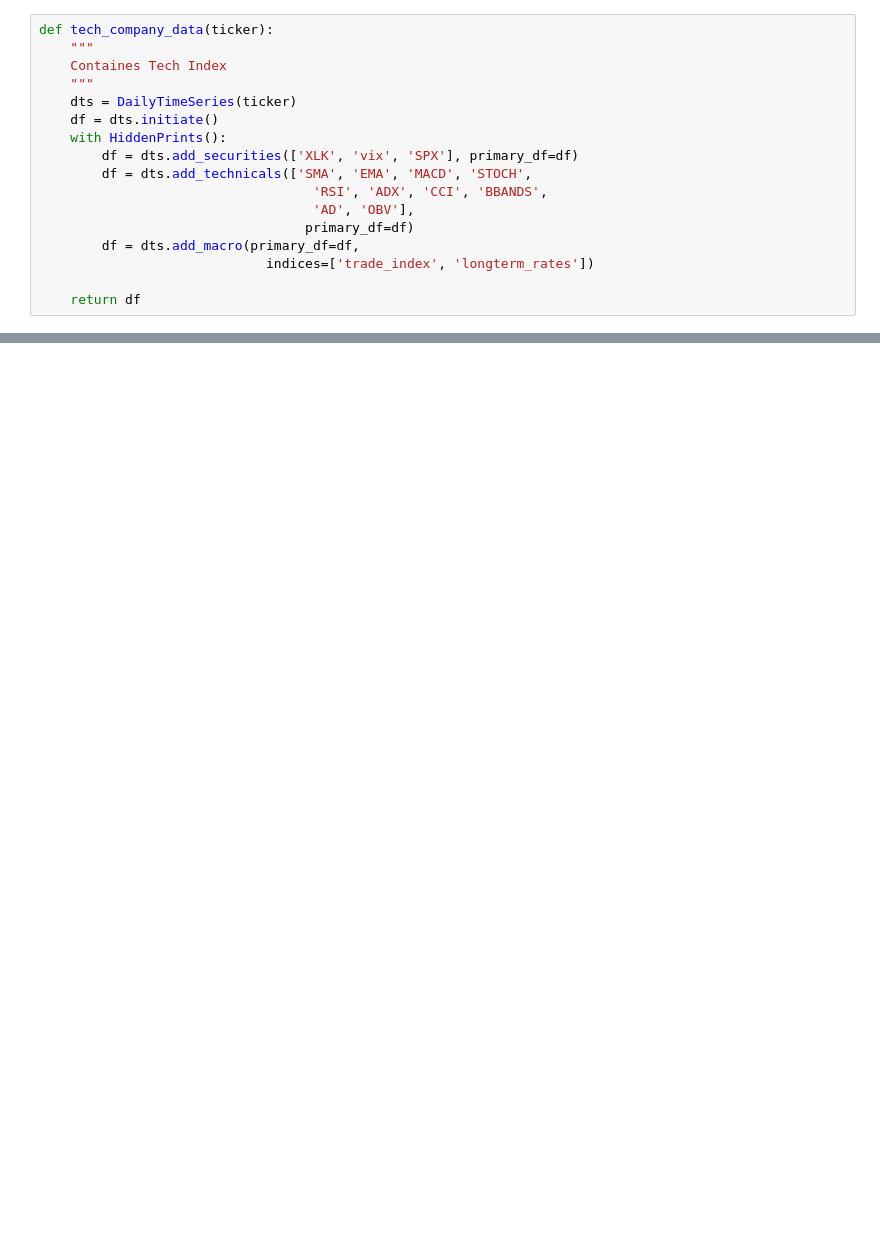
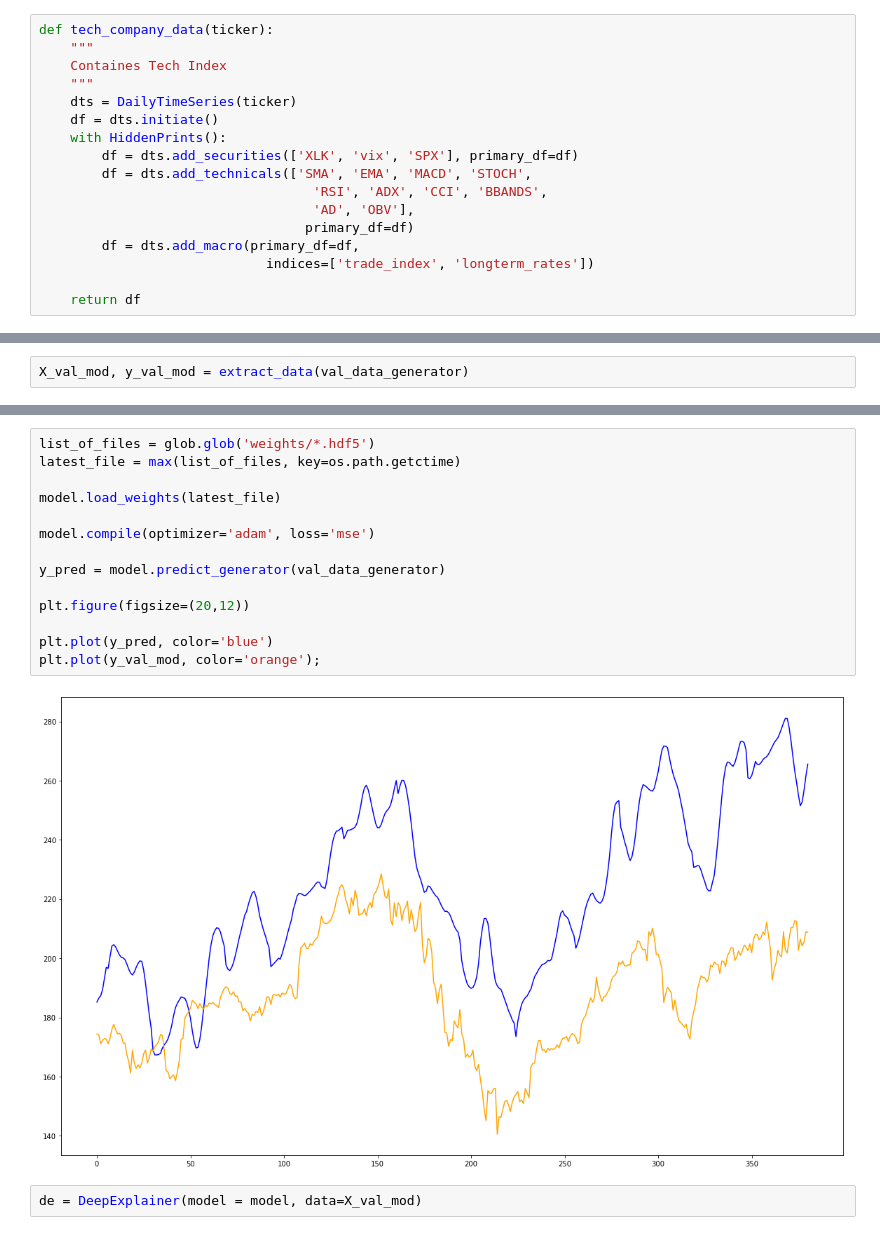
Before and after one commit to labs14-investment-risk-analysis/Data-Science, a Jupyter notebook: jupyter_notebooks/exploratory_modeling/model_interpretation.ipynb, the cells around one changed output, grey strips where cells are left out. Drawn from its saved outputs; the diff is of its cells as text; blank space fills up the shorter version.

```diff
--- a/jupyter_notebooks/exploratory_modeling/model_interpretation.ipynb
+++ b/jupyter_notebooks/exploratory_modeling/model_interpretation.ipynb
@@ -72,0 +176,2 @@ df.tail()
+# %%
+X_val_mod, y_val_mod = extract_data(val_data_generator)
@@ -72,0 +235,18 @@ df.tail()
+# %%
+list_of_files = glob.glob('weights/*.hdf5')
+latest_file = max(list_of_files, key=os.path.getctime)
+
+model.load_weights(latest_file)
+
+model.compile(optimizer='adam', loss='mse')
+
+y_pred = model.predict_generator(val_data_generator)
+
+plt.figure(figsize=(20,12))
+
+plt.plot(y_pred, color='blue')
+plt.plot(y_val_mod, color='orange');
+# %% [output]
+[figure, added]
+# %%
+de = DeepExplainer(model = model, data=X_val_mod)
```
Also changed, not shown: parts of 18 cells of this notebook, 3 other files.
